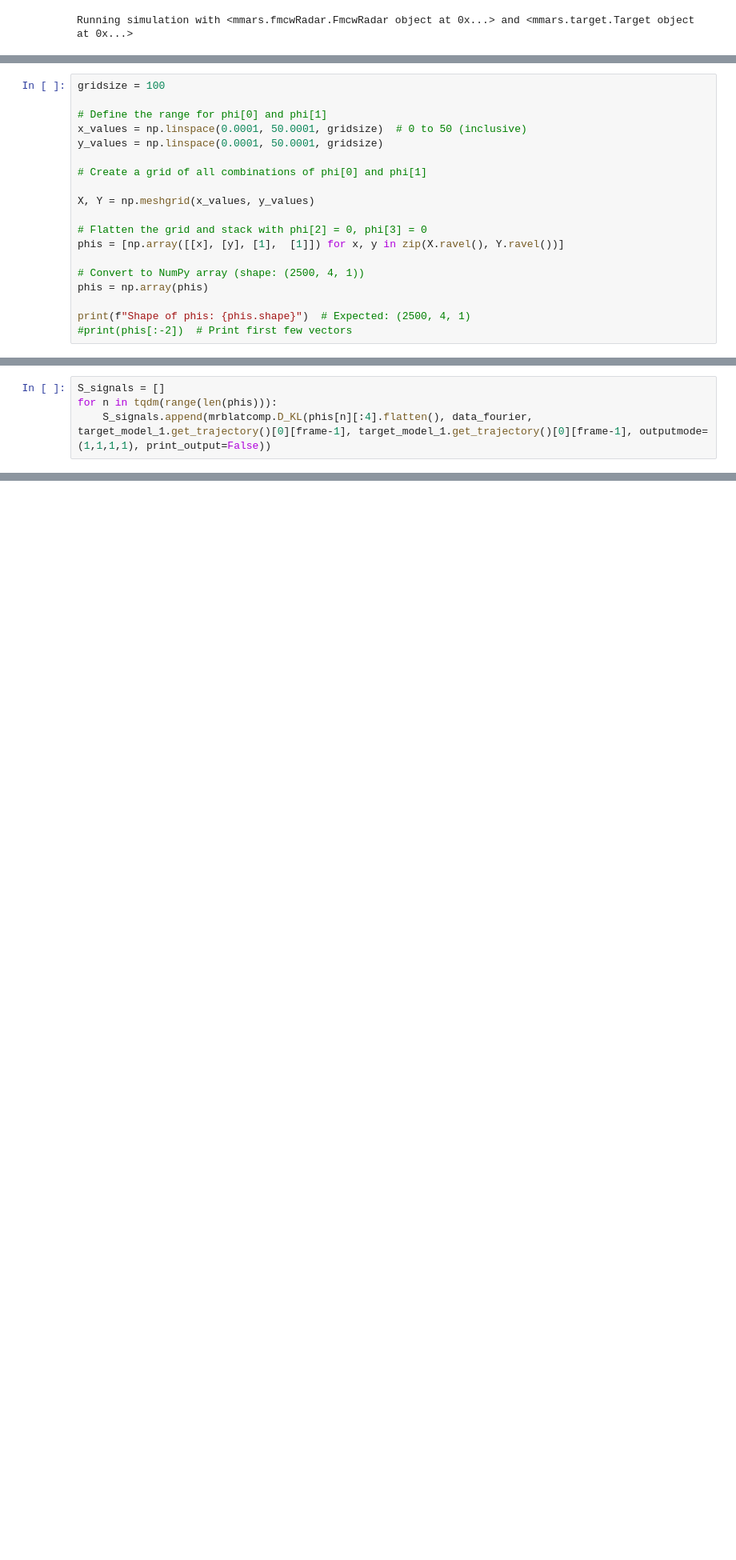
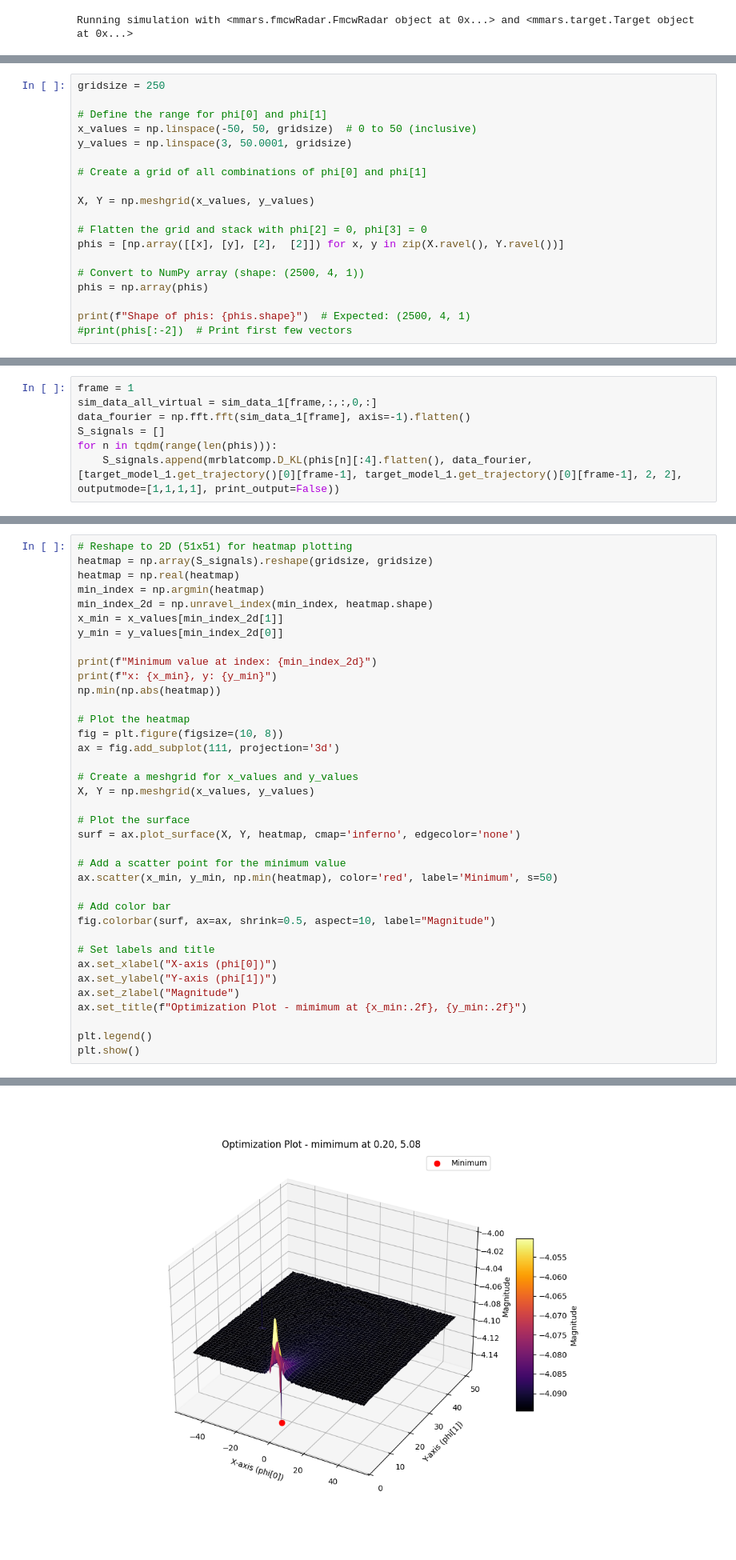
Before and after one commit to RHIMMELAND/MMARS, a Jupyter notebook: examples/MRBLaT_test.ipynb, the cells around one changed output, grey strips where cells are left out. Shown at 80% size. Saved outputs shown, nothing was run; the diff lists cells and outputs as text; blank space fills up the shorter version.

```diff
--- a/examples/MRBLaT_test.ipynb
+++ b/examples/MRBLaT_test.ipynb
@@ -262,16 +182,16 @@ np.float64(-2.1369925010321342)
 # %%
-gridsize = 100
+gridsize = 250
 
 # Define the range for phi[0] and phi[1]
-x_values = np.linspace(0.0001, 50.0001, gridsize)  # 0 to 50 (inclusive)
-y_values = np.linspace(0.0001, 50.0001, gridsize)
+x_values = np.linspace(-50, 50, gridsize)  # 0 to 50 (inclusive)
+y_values = np.linspace(3, 50.0001, gridsize)
 
 # Create a grid of all combinations of phi[0] and phi[1]
 
 X, Y = np.meshgrid(x_values, y_values)
 
 # Flatten the grid and stack with phi[2] = 0, phi[3] = 0
-phis = [np.array([[x], [y], [1],  [1]]) for x, y in zip(X.ravel(), Y.ravel())]
+phis = [np.array([[x], [y], [2],  [2]]) for x, y in zip(X.ravel(), Y.ravel())]
 
 # Convert to NumPy array (shape: (2500, 4, 1))
 phis = np.array(phis)
@@ -283,4 +203,7 @@ Shape of phis: (10000, 4, 1)
 # %%
+frame = 1
+sim_data_all_virtual = sim_data_1[frame,:,:,0,:]
+data_fourier = np.fft.fft(sim_data_1[frame], axis=-1).flatten()
 S_signals = []
 for n in tqdm(range(len(phis))):
-    S_signals.append(mrblatcomp.D_KL(phis[n][:4].flatten(), data_fourier, target_model_1.get_trajectory()[0][frame-1], target_model_1.get_trajectory()[0][frame-1], outputmode=(1,1,1,1), print_output=False))
+    S_signals.append(mrblatcomp.D_KL(phis[n][:4].flatten(), data_fourier, [target_model_1.get_trajectory()[0][frame-1], target_model_1.get_trajectory()[0][frame-1], 2, 2], outputmode=[1,1,1,1], print_output=False))
@@ -319,0 +210,38 @@ np.float64(-2.8378778612990883)
+# %%
+# Reshape to 2D (51x51) for heatmap plotting
+heatmap = np.array(S_signals).reshape(gridsize, gridsize)
+heatmap = np.real(heatmap)
+min_index = np.argmin(heatmap)
+min_index_2d = np.unravel_index(min_index, heatmap.shape)
+x_min = x_values[min_index_2d[1]]
+y_min = y_values[min_index_2d[0]]
+
+print(f"Minimum value at index: {min_index_2d}")
+print(f"x: {x_min}, y: {y_min}")
+np.min(np.abs(heatmap))
+
+# Plot the heatmap
+fig = plt.figure(figsize=(10, 8))
+ax = fig.add_subplot(111, projection='3d')
+
+# Create a meshgrid for x_values and y_values
+X, Y = np.meshgrid(x_values, y_values)
+
+# Plot the surface
+surf = ax.plot_surface(X, Y, heatmap, cmap='inferno', edgecolor='none')
+
+# Add a scatter point for the minimum value
+ax.scatter(x_min, y_min, np.min(heatmap), color='red', label='Minimum', s=50)
+
+# Add color bar
+fig.colorbar(surf, ax=ax, shrink=0.5, aspect=10, label="Magnitude")
+
+# Set labels and title
+ax.set_xlabel("X-axis (phi[0])")
+ax.set_ylabel("Y-axis (phi[1])")
+ax.set_zlabel("Magnitude")
+ax.set_title(f"Optimization Plot - mimimum at {x_min:.2f}, {y_min:.2f}")
+
+plt.legend()
+plt.show()
+# %% [output]
@@ -319,0 +250 @@ np.float64(-2.8378778612990883)
+[figure, added]
```
Also changed, not shown: parts of 30 cells of this notebook, 3 other files.
